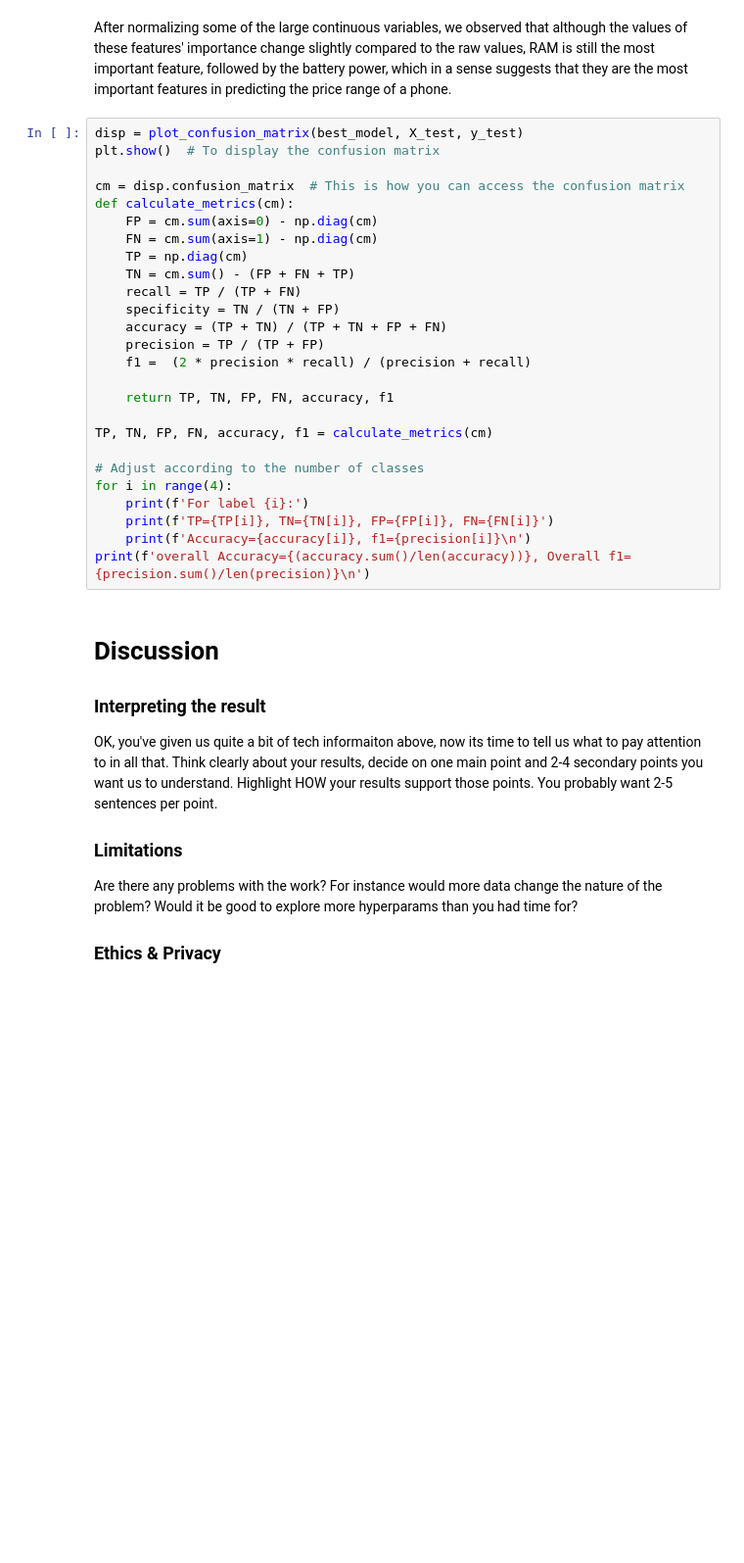
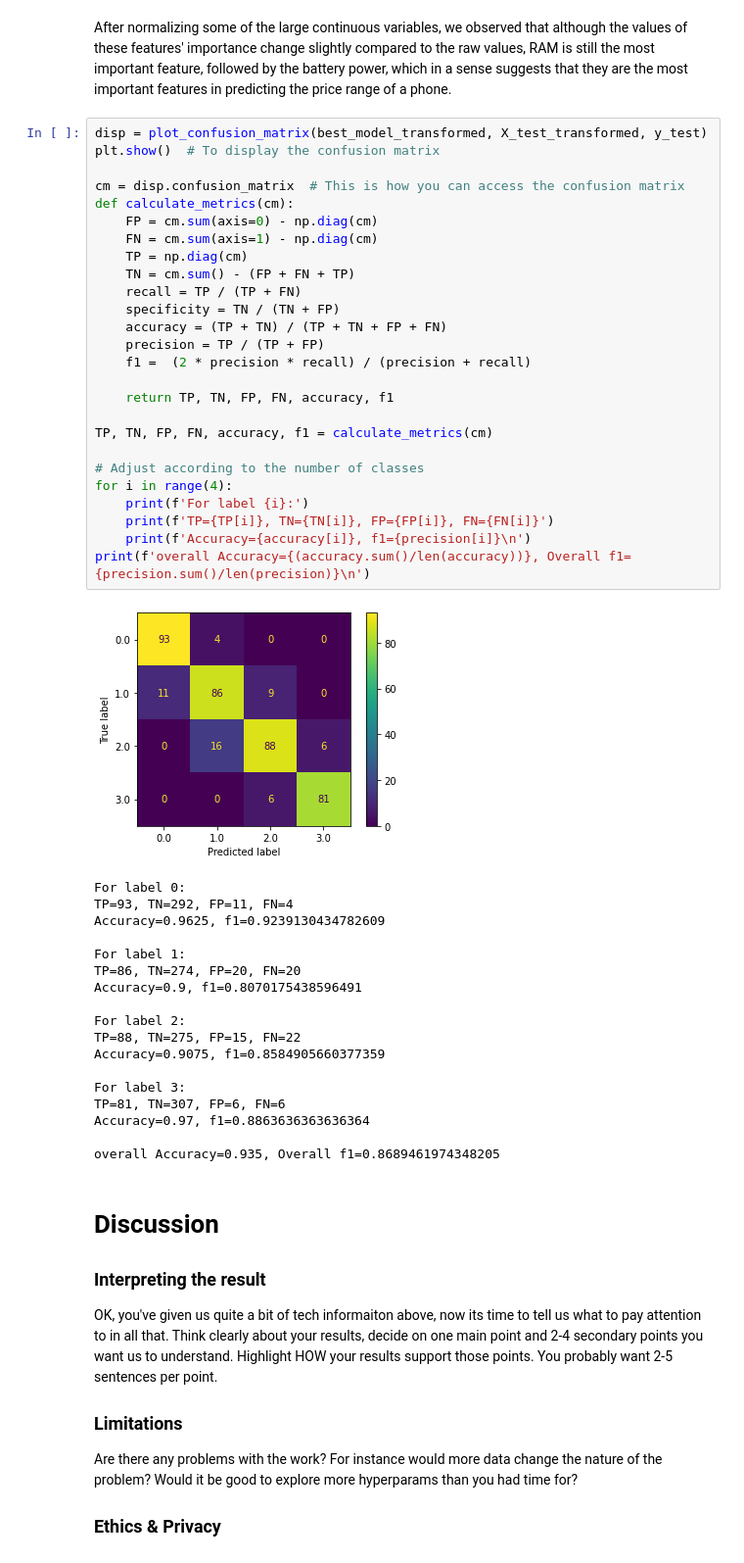
Before and after one commit to COGS118A/Group001-SP23, a Jupyter notebook: FinalProject_Group001-SP23.ipynb, the cells around one changed output. Shown at 98% size. Drawn from its saved outputs; the diff is of its cells as text; blank space fills up the shorter version.

```diff
--- a/FinalProject_Group001-SP23.ipynb
+++ b/FinalProject_Group001-SP23.ipynb
@@ -363,31 +356,50 @@ array([0.07345018, 0.00409806, 0.02424714, 0.00535031, 0.02075441,
 # %% [markdown]
 After normalizing some of the large continuous variables, we observed that although the values of these features' importance change slightly compared to the raw values, RAM is still the most important feature, followed by the battery power, which in a sense suggests that they are the most important features in predicting the price range of a phone.
 # %%
-disp = plot_confusion_matrix(best_model, X_test, y_test)
+disp = plot_confusion_matrix(best_model_transformed, X_test_transformed, y_test)
 plt.show()  # To display the confusion matrix
 
 cm = disp.confusion_matrix  # This is how you can access the confusion matrix
 def calculate_metrics(cm):
     FP = cm.sum(axis=0) - np.diag(cm)
     FN = cm.sum(axis=1) - np.diag(cm)
     TP = np.diag(cm)
     TN = cm.sum() - (FP + FN + TP)
     recall = TP / (TP + FN)
     specificity = TN / (TN + FP)
     accuracy = (TP + TN) / (TP + TN + FP + FN)
     precision = TP / (TP + FP)
     f1 =  (2 * precision * recall) / (precision + recall)
 
     return TP, TN, FP, FN, accuracy, f1
 
 TP, TN, FP, FN, accuracy, f1 = calculate_metrics(cm)
 
 # Adjust according to the number of classes
 for i in range(4):
     print(f'For label {i}:')
     print(f'TP={TP[i]}, TN={TN[i]}, FP={FP[i]}, FN={FN[i]}')
     print(f'Accuracy={accuracy[i]}, f1={precision[i]}\n')
 print(f'overall Accuracy={(accuracy.sum()/len(accuracy))}, Overall f1={precision.sum()/len(precision)}\n')
+# %% [output]
+[figure, added]
+For label 0:
+TP=93, TN=292, FP=11, FN=4
+Accuracy=0.9625, f1=0.9239130434782609
+
+For label 1:
+TP=86, TN=274, FP=20, FN=20
+Accuracy=0.9, f1=0.8070175438596491
+
+For label 2:
+TP=88, TN=275, FP=15, FN=22
+Accuracy=0.9075, f1=0.8584905660377359
+
+For label 3:
+TP=81, TN=307, FP=6, FN=6
+Accuracy=0.97, f1=0.8863636363636364
+
+overall Accuracy=0.935, Overall f1=0.8689461974348205
 # %% [markdown]
 # Discussion
 
```
Also changed, not shown: parts of 11 cells of this notebook.
